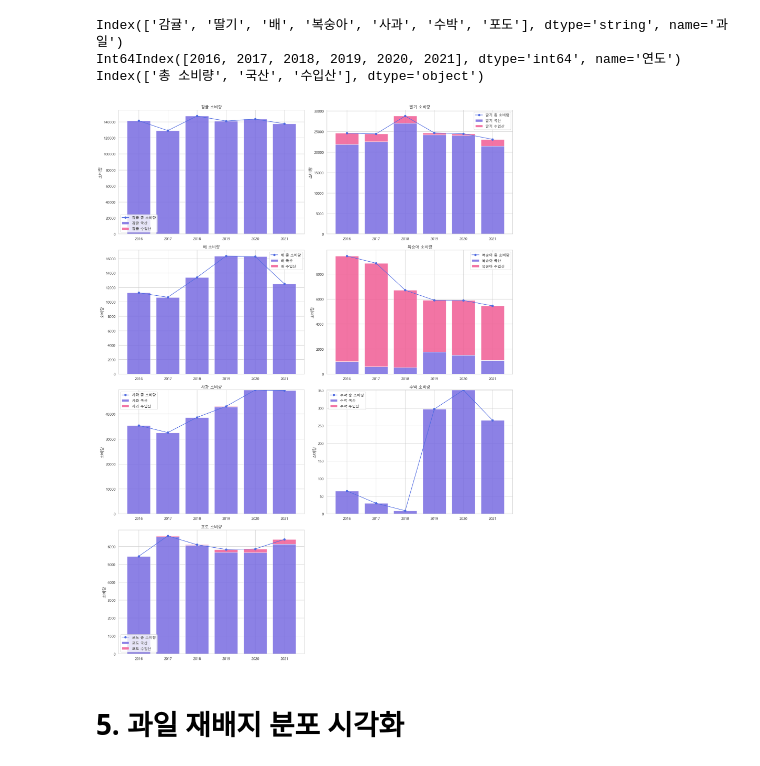
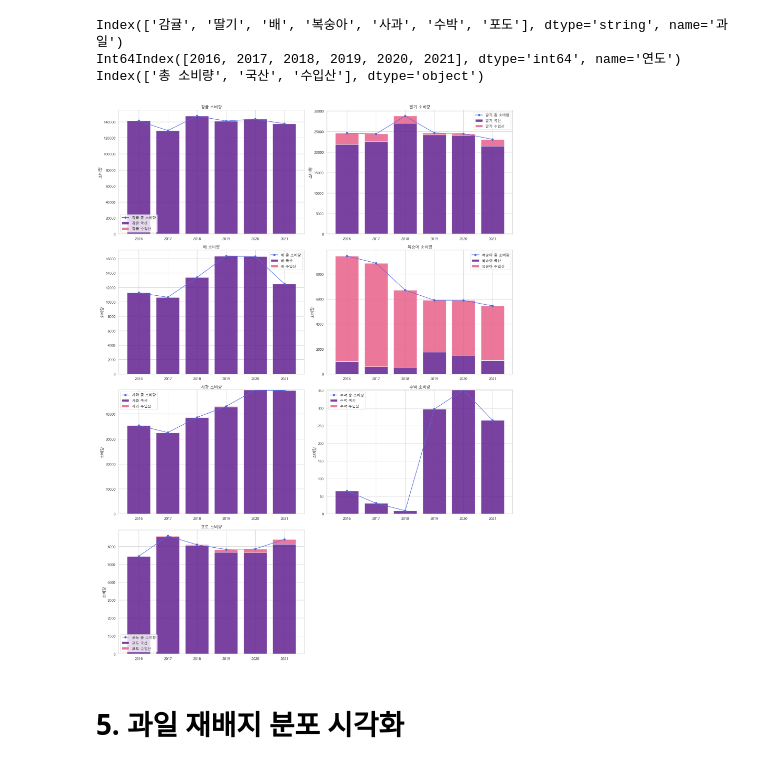
Before and after one commit to jdawoony/big-data-analytics, a Jupyter notebook: 데이터분석 (국내 과일 시장과 소비 분석).ipynb, the cells around one changed output. Cells and saved outputs as stored; diff of their text form; code cells hidden in the pictures.

```diff
--- a/데이터분석 (국내 과일 시장과 소비 분석).ipynb
+++ b/데이터분석 (국내 과일 시장과 소비 분석).ipynb
@@ -1238,41 +1215,36 @@ Index(['총 소비량', '국산', '수입산'], dtype='object')
 # %%
 fig = plt.figure(figsize=(18, 24))
 
 # 서브플롯
 ax1 = fig.add_subplot(4, 2, 1)
 ax2 = fig.add_subplot(4, 2, 2)
 ax3 = fig.add_subplot(4, 2, 3)
 ax4 = fig.add_subplot(4, 2, 4)
 ax5 = fig.add_subplot(4, 2, 5)
 ax6 = fig.add_subplot(4, 2, 6)
 ax7 = fig.add_subplot(4, 2, 7)
 
 # 각 과일에 대해 국산 소비량과 수입 소비량을 다중 바 그래프로 그림
 for ax, fruit in zip([ax1, ax2, ax3, ax4, ax5, ax6, ax7], fruits):
     domestic_consumption = dfset2_gr.loc[fruit, '국산']
     import_consumption = dfset2_gr.loc[fruit, '수입산']
 
     # 바 차트 그리기
-    ax.bar(years, domestic_consumption, label=f'{fruit} 국산', alpha=.85, color='#786be1')
-    ax.bar(years, import_consumption, label=f'{fruit} 수입산', bottom=domestic_consumption, alpha=.85, color='#f05c94')
+    ax.bar(years, domestic_consumption, label=f'{fruit} 국산', alpha=.85, color='#63218f')
+    ax.bar(years, import_consumption, label=f'{fruit} 수입산', bottom=domestic_consumption, alpha=.85, color='#e8608a')
 
     # 선 그래프 그리기 (총 소비량)
     total_consumption = dfset2_gr.loc[fruit, '총 소비량']
     ax.plot(years, total_consumption, label=f'{fruit} 총 소비량', color='#4f6ae0', marker='o')
 
     ax.set_title(f'{fruit} 소비량')
     ax.set_ylabel('소비량')
     ax.legend()
 
-# X 축 연도 표시
-axs[-1].set_xticks(years)
-axs[-1].set_xticklabels(years)
-axs[-1].set_xlabel('연도')
-
 plt.tight_layout()
 plt.show()
 # %% [output]
-[figure, old version]
+[figure, new version]
 # %% [markdown]
 # 5. 과일 재배지 분포 시각화
 # %% [markdown]
```
Also changed, not shown: parts of 72 cells of this notebook, 8 other files.
